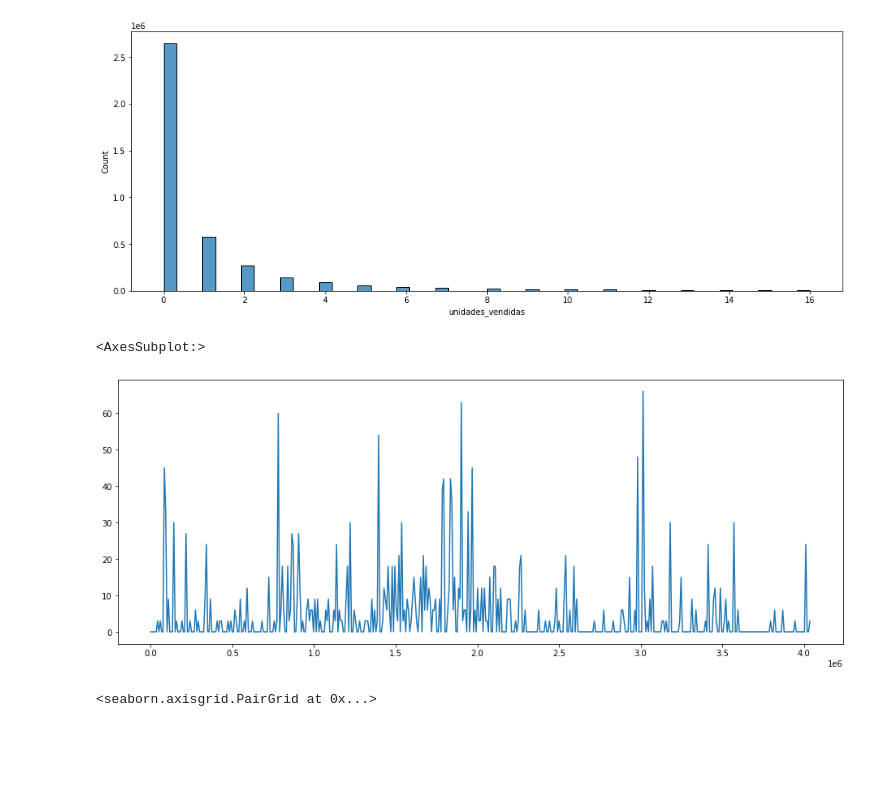
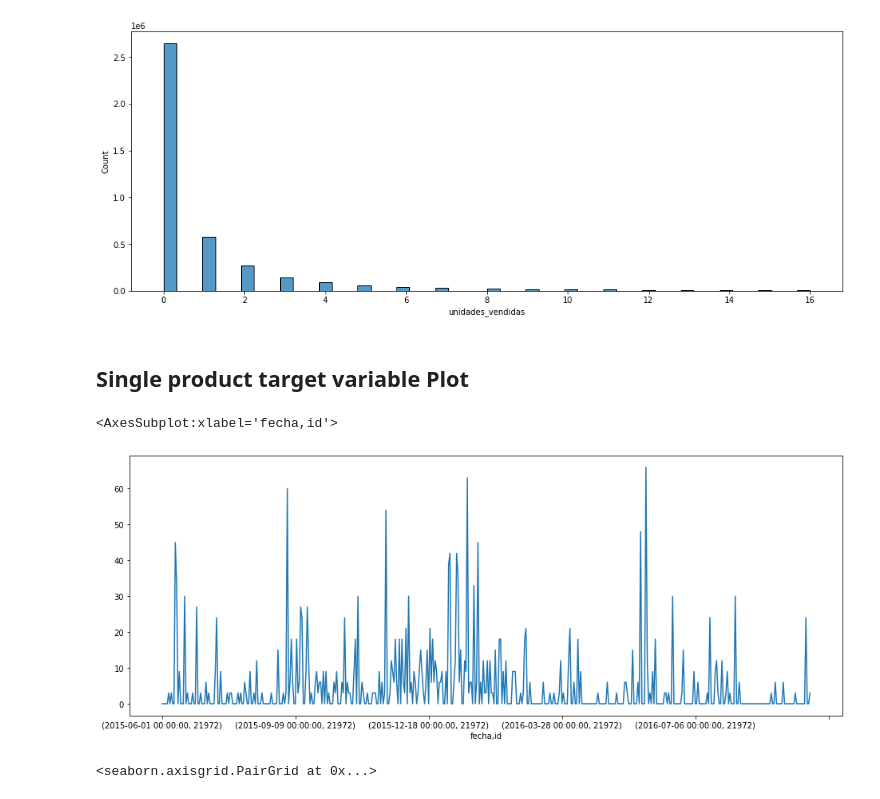
Before and after one commit to Nerucius/2021.ubdatathon, a Jupyter notebook: 1. EDA + Feature Engineering.ipynb, the cells around one changed output. Drawn from its saved outputs; the diff is of its cells as text; code cells hidden in the pictures; blank space fills up the shorter version.

```diff
--- a/1. EDA + Feature Engineering.ipynb
+++ b/1. EDA + Feature Engineering.ipynb
@@ -61,0 +41,4 @@ df_fe.to_csv('./data/Modelar_UH2021_filled_precio.txt')
+# %%
+df = pd.read_csv(
+    './data/Modelar_UH2021_filled_precio.txt', parse_dates=[1], index_col=0
+)
@@ -61,0 +47,12 @@ df_fe.to_csv('./data/Modelar_UH2021_filled_precio.txt')
+# %%
+df['categoria_dos'] = df.categoria_dos.astype('str').str.replace('.0','')
+# %%
+df['dia_atipico_neg'] = (df.dia_atipico == -1).astype(int)
+df['dia_atipico_neu'] = (df.dia_atipico == 0).astype(int)
+df['dia_atipico_pos'] = (df.dia_atipico == 1).astype(int)
+
+df['estado_no_rotura'] = (df.estado == 'No Rotura').astype(int)
+df['estado_transito'] = (df.estado == 'Transito').astype(int)
+df['estado_rotura'] = (df.estado == 'Rotura').astype(int)
+
+df[:5]
@@ -61,0 +66,11 @@ df_fe.to_csv('./data/Modelar_UH2021_filled_precio.txt')
+# %%
+df_categoria_uno_onehot = pd.get_dummies(df.categoria_uno, prefix='categoria_uno_')
+df_categoria_dos_onehot = pd.get_dummies(df.categoria_dos, prefix='categoria_dos_')
+
+df_fe = pd.concat([df, df_categoria_uno_onehot, df_categoria_dos_onehot], axis=1)
+del df_fe['categoria_uno']
+del df_fe['categoria_dos']
+del df_fe['estado']
+del df_fe['dia_atipico']
+
+df_fe[:5]
@@ -88,14 +123,19 @@ sns.histplot(data // 3, bins=50)
 # %% [output]
 <AxesSubplot:xlabel='unidades_vendidas', ylabel='Count'>
 [figure]
+# %% [markdown]
+## Single product target variable Plot
 # %%
 plt.figure(figsize=[16,6])
 
-data = df[df.id == 21972]
-data.unidades_vendidas.plot()
+data = df_fe[['fecha', 'id', 'unidades_vendidas']]
+data = data.groupby(['fecha','id']).sum()
+
+pid = 21972
+data.loc[(slice(None), slice(pid)), :].unidades_vendidas.plot()
 # %% [output]
-<AxesSubplot:>
+<AxesSubplot:xlabel='fecha,id'>
-[figure, old version]
+[figure, new version]
 # %%
 sns.pairplot(df[::1000])
 # %% [output]
```
Also changed, not shown: parts of 16 cells of this notebook.
